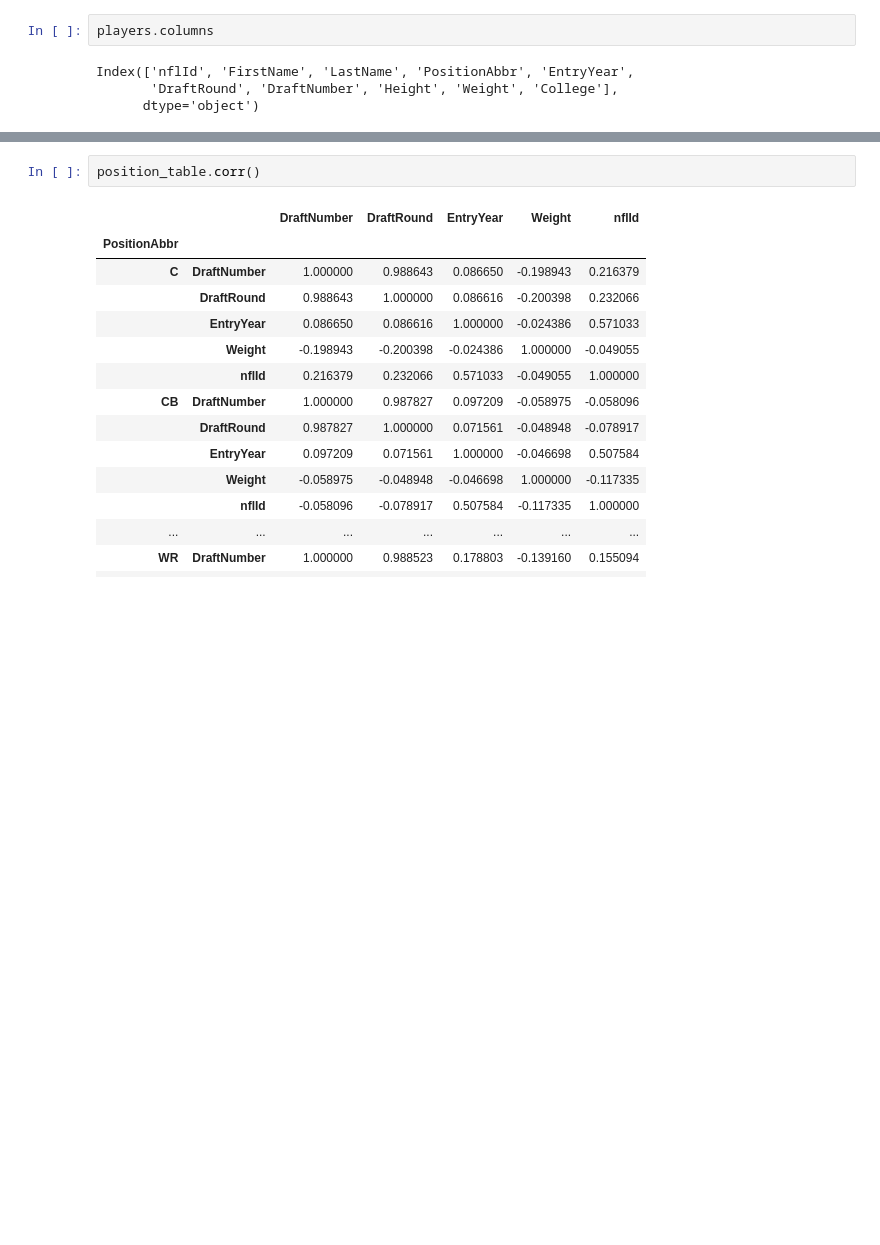
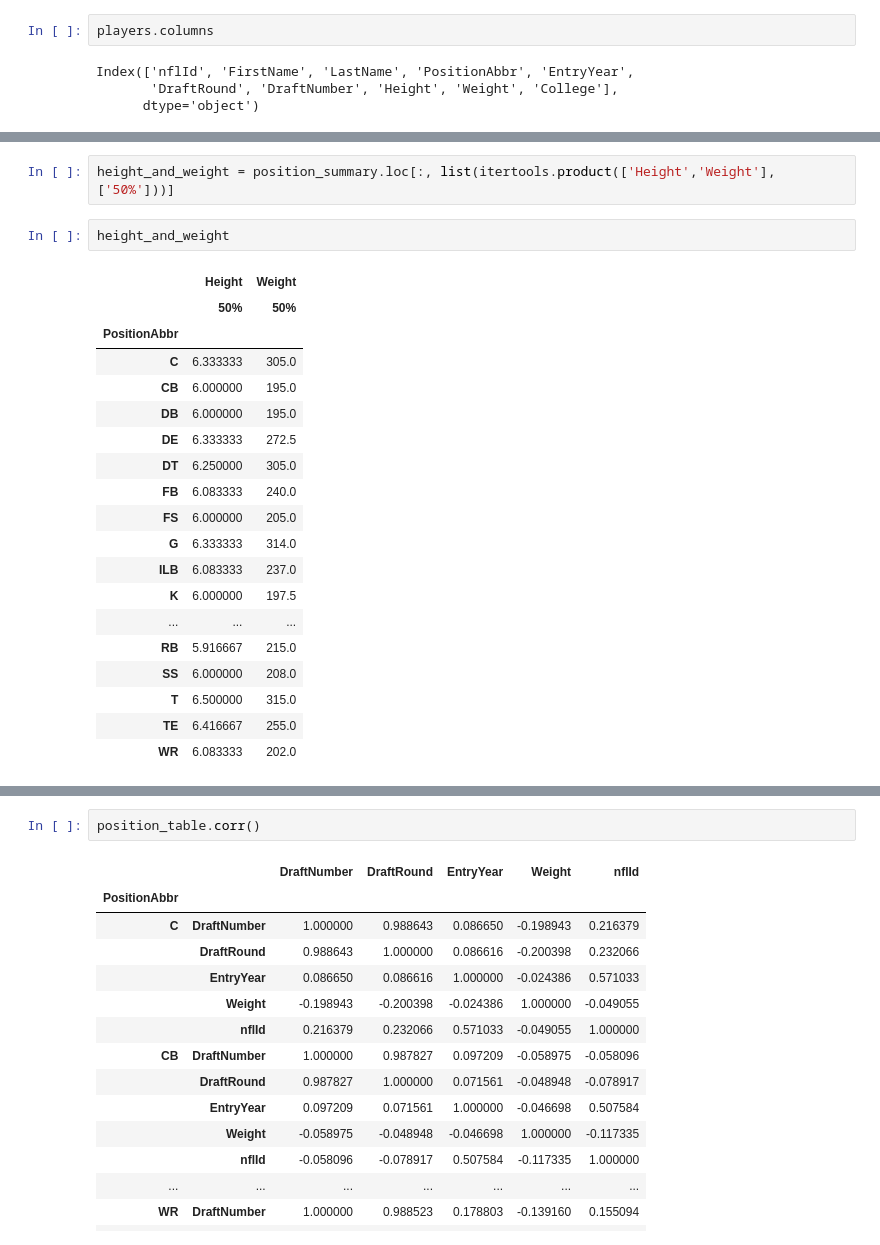
Before and after one commit to donw385/Big-Data-Bowl, a Jupyter notebook: NFL_Data_Analysis.ipynb, the cells around one changed output, grey strips where cells are left out. Cells and saved outputs as stored; diff of their text form; blank space fills up the shorter version.

```diff
--- a/NFL_Data_Analysis.ipynb
+++ b/NFL_Data_Analysis.ipynb
@@ -68,3 +87,27 @@ position_summary.head(25)
 | T | 80.0 | 89.025000 | 78.965138 | 1.0 | 20.75 | 63.0 | 153.50 | 255.0 | 80.0 | 3.100000 | ... |
 | TE | 76.0 | 106.671053 | 63.478582 | 6.0 | 50.75 | 99.0 | 159.25 | 246.0 | 76.0 | 3.618421 | ... |
 | WR | 136.0 | 90.985294 | 67.120564 | 3.0 | 33.75 | 80.5 | 141.25 | 245.0 | 136.0 | 3.176471 | ... |
+# %%
+height_and_weight = position_summary.loc[:, list(itertools.product(['Height','Weight'], ['50%']))]
+# %%
+height_and_weight
+# %% [output]
+|  | Height | Weight |
+|  | 50% | 50% |
+| PositionAbbr |  |  |
+| C | 6.333333 | 305.0 |
+| CB | 6.000000 | 195.0 |
+| DB | 6.000000 | 195.0 |
+| DE | 6.333333 | 272.5 |
+| DT | 6.250000 | 305.0 |
+| FB | 6.083333 | 240.0 |
+| FS | 6.000000 | 205.0 |
+| G | 6.333333 | 314.0 |
+| ILB | 6.083333 | 237.0 |
+| K | 6.000000 | 197.5 |
+| ... | ... | ... |
+| RB | 5.916667 | 215.0 |
+| SS | 6.000000 | 208.0 |
+| T | 6.500000 | 315.0 |
+| TE | 6.416667 | 255.0 |
+| WR | 6.083333 | 202.0 |
```
Also changed, not shown: parts of 5 cells of this notebook.
